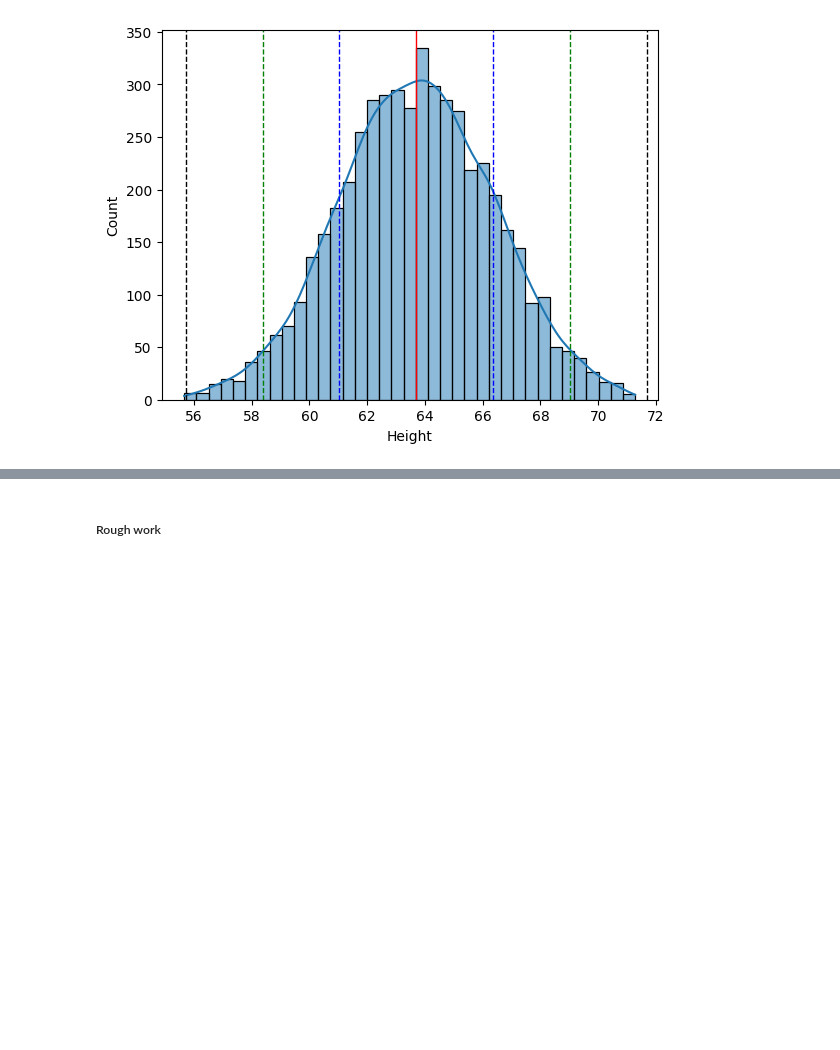
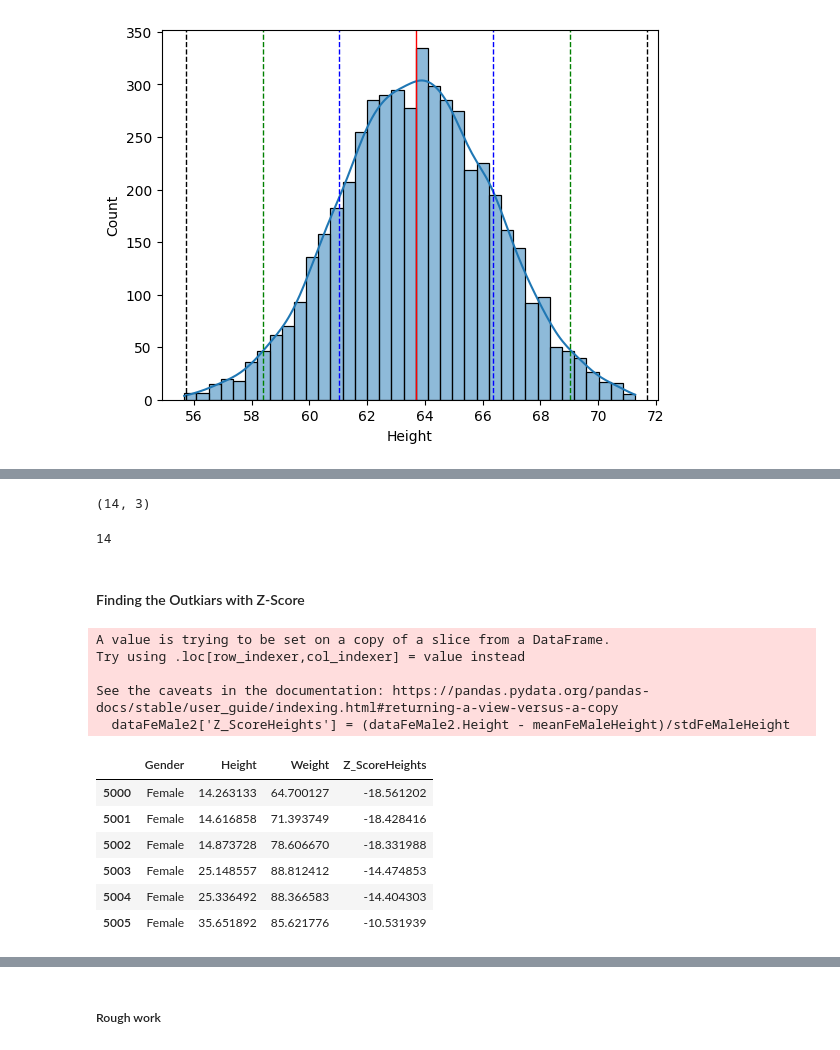
Before and after one commit to jdhova/Statistics-DataCleaning, a Jupyter notebook: Finding_Outliars/Male_Female_Heights.ipynb, the cells around one changed output, grey strips where cells are left out. Saved outputs shown, nothing was run; the diff lists cells and outputs as text; code cells hidden in the pictures; blank space fills up the shorter version.

```diff
--- a/Finding_Outliars/Male_Female_Heights.ipynb
+++ b/Finding_Outliars/Male_Female_Heights.ipynb
@@ -308,0 +280,10 @@ outliarsFeMaleDataMin
+# %%
+outliarsFeMaleData2.shape
+# %% [output]
+(14, 3)
+# %%
+dataFeMale.shape[0] - newValidData.shape[0]
+# %% [output]
+14
+# %% [markdown]
+#### Finding the Outkiars with Z-Score
@@ -308,0 +292,16 @@ outliarsFeMaleDataMin
+# %%
+dataFeMale2['Z_ScoreHeights'] = (dataFeMale2.Height - meanFeMaleHeight)/stdFeMaleHeight
+dataFeMale2.head(6)
+# %% [output]
+A value is trying to be set on a copy of a slice from a DataFrame.
+Try using .loc[row_indexer,col_indexer] = value instead
+
+See the caveats in the documentation: https://pandas.pydata.org/pandas-docs/stable/user_guide/indexing.html#returning-a-view-versus-a-copy
+  dataFeMale2['Z_ScoreHeights'] = (dataFeMale2.Height - meanFeMaleHeight)/stdFeMaleHeight
+|  | Gender | Height | Weight | Z_ScoreHeights |
+| 5000 | Female | 14.263133 | 64.700127 | -18.561202 |
+| 5001 | Female | 14.616858 | 71.393749 | -18.428416 |
+| 5002 | Female | 14.873728 | 78.606670 | -18.331988 |
+| 5003 | Female | 25.148557 | 88.812412 | -14.474853 |
+| 5004 | Female | 25.336492 | 88.366583 | -14.404303 |
+| 5005 | Female | 35.651892 | 85.621776 | -10.531939 |
```
Also changed, not shown: parts of 45 cells of this notebook.
